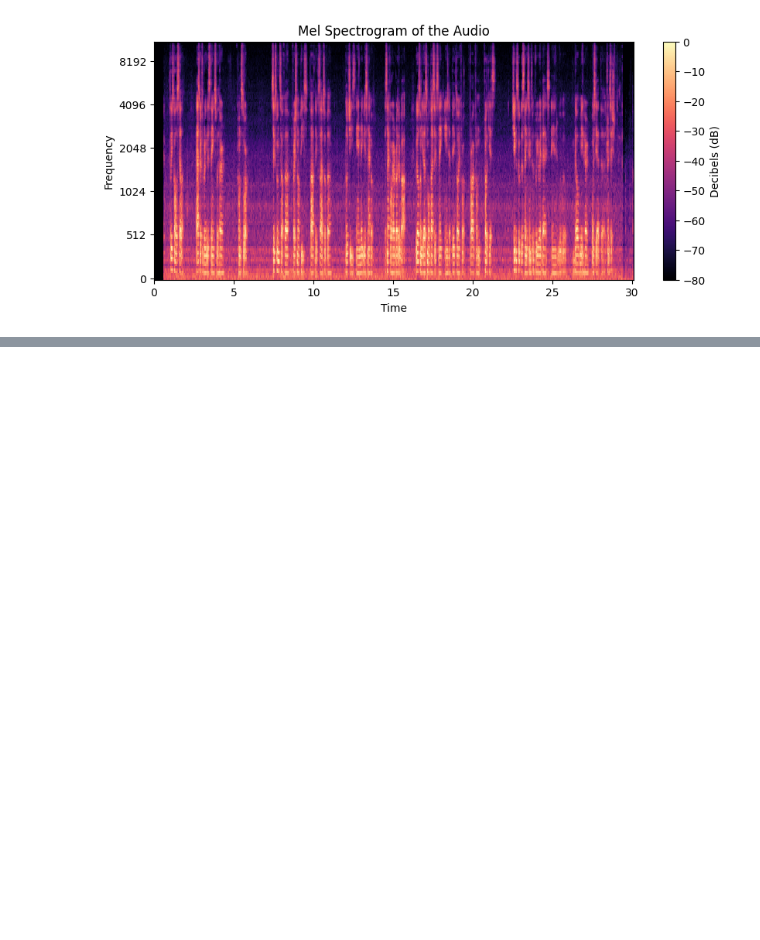
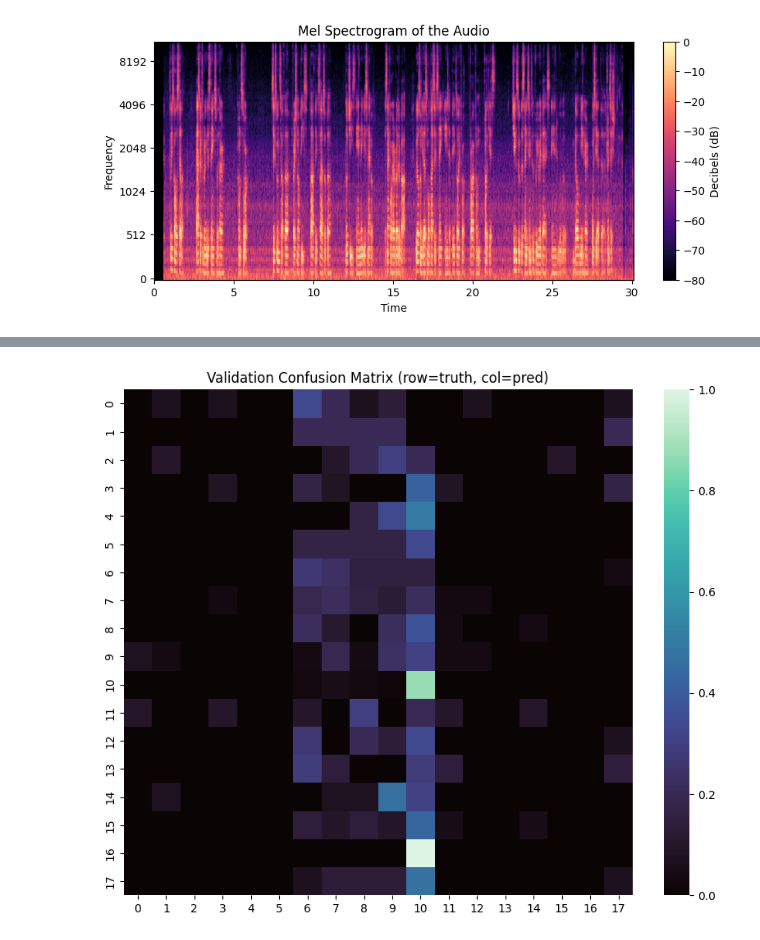
Before and after one commit to ricokoro/SpeechPrint, a Jupyter notebook: SpeechPrint.ipynb, the cells around one changed output, grey strips where cells are left out. Drawn from its saved outputs; the diff is of its cells as text; code cells hidden in the pictures; blank space fills up the shorter version.

```diff
--- a/SpeechPrint.ipynb
+++ b/SpeechPrint.ipynb
@@ -629,0 +637,15 @@ print(len(label_encoder.classes_))
+# %%
+model.eval()
+test_loss = 0
+correct   = 0
+with torch.no_grad():
+    for Xb, yb in test_loader:
+        out     = model(Xb)
+        loss    = criterion(out, yb)
+        test_loss += loss.item() * Xb.size(0)
+        preds     = out.argmax(dim=1)
+        correct  += (preds == yb).sum().item()
+
+test_loss /= len(test_loader.dataset)
+test_acc   = correct / len(test_loader.dataset)
+print(f"Test Loss: {test_loss:.4f}, Test Accuracy: {test_acc:.4f}")
@@ -629,0 +654,23 @@ print(len(label_encoder.classes_))
+# %%
+from sklearn.metrics import confusion_matrix
+import seaborn as sns
+import matplotlib.pyplot as plt
+
+# Gather all val predictions
+all_preds, all_labels = [], []
+model.eval()
+with torch.no_grad():
+    for Xb, yb in val_loader:
+        out = model(Xb)
+        preds = out.argmax(dim=1).cpu().numpy()
+        all_preds.extend(preds)
+        all_labels.extend(yb.cpu().numpy())
+
+cm = confusion_matrix(all_labels, all_preds, normalize='true')
+
+plt.figure(figsize=(10,8))
+sns.heatmap(cm, cmap='mako', annot=False)
+plt.title("Validation Confusion Matrix (row=truth, col=pred)")
+plt.show()
+# %% [output]
+[figure, added]
```
Also changed, not shown: parts of 30 cells of this notebook.
